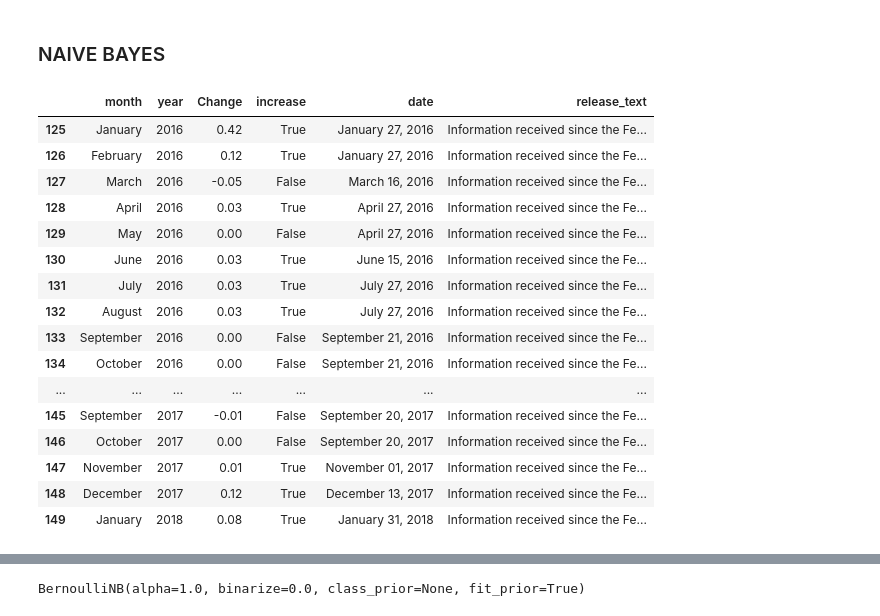
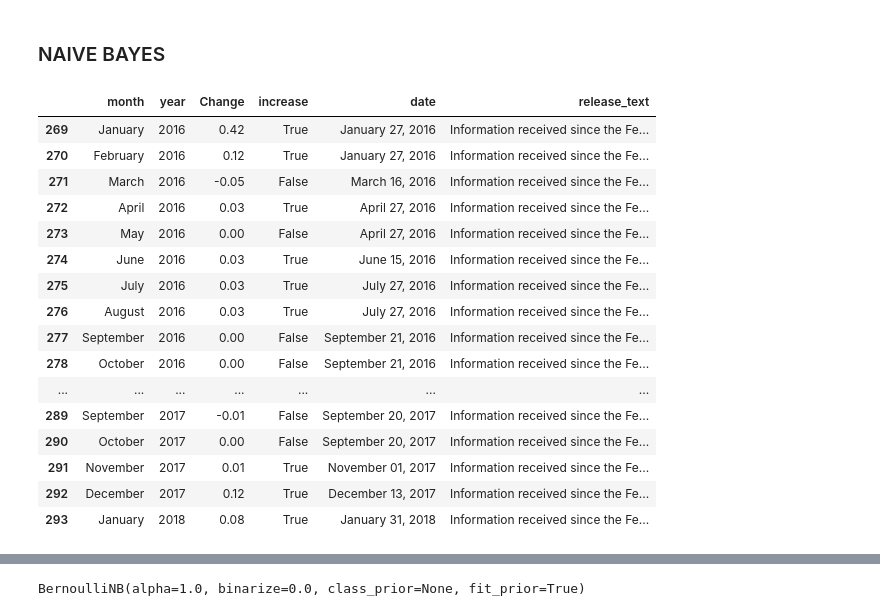
Before and after one commit to jgdenby/hawkwatchers, a Jupyter notebook: nltk_processing.ipynb, the cells around one changed output, grey strips where cells are left out. Drawn from its saved outputs; the diff is of its cells as text; code cells hidden in the pictures.

```diff
--- a/nltk_processing.ipynb
+++ b/nltk_processing.ipynb
@@ -182,24 +152,25 @@ For testing set: 0.6166666666666667
 After this point, more components doesn't result in much of an increase in predictive power. But, this still isn't great. To solve this problem, we should try different classifying algorithms.
 # %% [markdown]
 ### NAIVE BAYES
-# %%
-releaserates_df.iloc[125:]
-# %% [output]
-|  | month | year | Change | increase | date | release_text |
-| 125 | January | 2016 | 0.42 | True | January 27, 2016 | Information received since the Fe... |
-| 126 | February | 2016 | 0.12 | True | January 27, 2016 | Information received since the Fe... |
-| 127 | March | 2016 | -0.05 | False | March 16, 2016 | Information received since the Fe... |
-| 128 | April | 2016 | 0.03 | True | April 27, 2016 | Information received since the Fe... |
-| 129 | May | 2016 | 0.00 | False | April 27, 2016 | Information received since the Fe... |
-| 130 | June | 2016 | 0.03 | True | June 15, 2016 | Information received since the Fe... |
-| 131 | July | 2016 | 0.03 | True | July 27, 2016 | Information received since the Fe... |
-| 132 | August | 2016 | 0.03 | True | July 27, 2016 | Information received since the Fe... |
-| 133 | September | 2016 | 0.00 | False | September 21, 2016 | Information received since the Fe... |
-| 134 | October | 2016 | 0.00 | False | September 21, 2016 | Information received since the Fe... |
-| ... | ... | ... | ... | ... | ... | ... |
-| 145 | September | 2017 | -0.01 | False | September 20, 2017 | Information received since the Fe... |
-| 146 | October | 2017 | 0.00 | False | September 20, 2017 | Information received since the Fe... |
-| 147 | November | 2017 | 0.01 | True | November 01, 2017 | Information received since the Fe... |
-| 148 | December | 2017 | 0.12 | True | December 13, 2017 | Information received since the Fe... |
-| 149 | January | 2018 | 0.08 | True | January 31, 2018 | Information received since the Fe... |
+# %%
+#releaserates_df.iloc[125:]
+releaserates_df.iloc[269:]
+# %% [output]
+|  | month | year | Change | increase | date | release_text |
+| 269 | January | 2016 | 0.42 | True | January 27, 2016 | Information received since the Fe... |
+| 270 | February | 2016 | 0.12 | True | January 27, 2016 | Information received since the Fe... |
+| 271 | March | 2016 | -0.05 | False | March 16, 2016 | Information received since the Fe... |
+| 272 | April | 2016 | 0.03 | True | April 27, 2016 | Information received since the Fe... |
+| 273 | May | 2016 | 0.00 | False | April 27, 2016 | Information received since the Fe... |
+| 274 | June | 2016 | 0.03 | True | June 15, 2016 | Information received since the Fe... |
+| 275 | July | 2016 | 0.03 | True | July 27, 2016 | Information received since the Fe... |
+| 276 | August | 2016 | 0.03 | True | July 27, 2016 | Information received since the Fe... |
+| 277 | September | 2016 | 0.00 | False | September 21, 2016 | Information received since the Fe... |
+| 278 | October | 2016 | 0.00 | False | September 21, 2016 | Information received since the Fe... |
+| ... | ... | ... | ... | ... | ... | ... |
+| 289 | September | 2017 | -0.01 | False | September 20, 2017 | Information received since the Fe... |
+| 290 | October | 2017 | 0.00 | False | September 20, 2017 | Information received since the Fe... |
+| 291 | November | 2017 | 0.01 | True | November 01, 2017 | Information received since the Fe... |
+| 292 | December | 2017 | 0.12 | True | December 13, 2017 | Information received since the Fe... |
+| 293 | January | 2018 | 0.08 | True | January 31, 2018 | Information received since the Fe... |
 # %%
```
Also changed, not shown: parts of 48 cells of this notebook, 2 other files.
